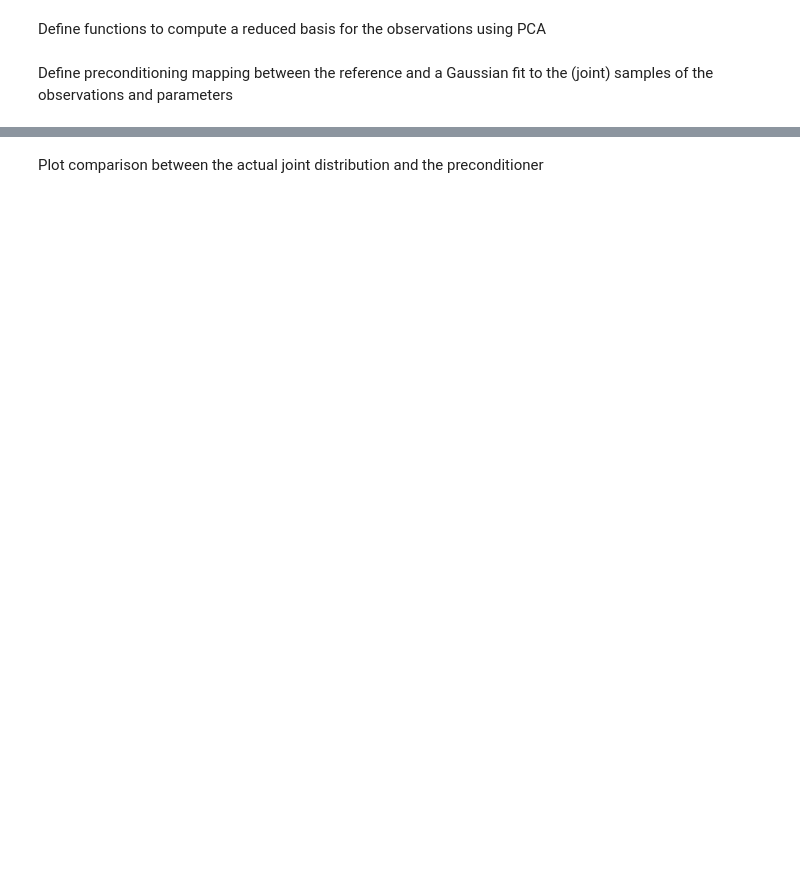
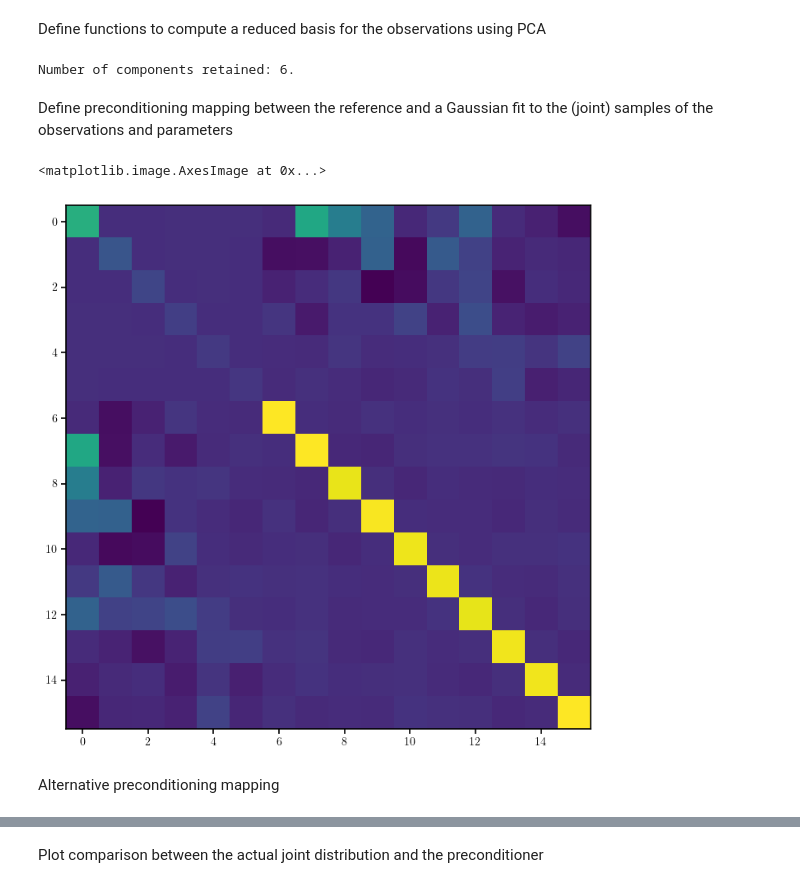
Before and after one commit to DeepTransport/deep-tensor-py, a Jupyter notebook: docs/examples/poisson/example_amortised_kl.ipynb, the cells around one changed output, grey strips where cells are left out. Cells and saved outputs as stored; diff of their text form; code cells hidden in the pictures; blank space fills up the shorter version.

```diff
--- a/docs/examples/poisson/example_amortised_kl.ipynb
+++ b/docs/examples/poisson/example_amortised_kl.ipynb
@@ -98,7 +100,7 @@ for i, ax in enumerate(axes.flat):
 # %% [markdown]
 ## Generate observations and reparametrise
 # %%
-sd_noise = 0.10
+sd_noise = 0.15
 # %% [markdown]
 Generate some samples of the observations (to be used for dimension reduction)
 # %%
@@ -138,9 +139,9 @@ def compute_pca(samples: Tensor, eps=0.01) -> Tuple[Tensor, Tensor]:
     num_components = torch.sum(energies < 1.0 - eps) + 1
 
     # Flip the order of the vectors, so that the components with
-    # largest energy are towards the centre of the ordering
+    # largest energy are towards the ends of the ordering
     vecs = vecs[:, -num_components:].flip(dims=(1,))
-    vals = vals[-num_components:].flip(dims=(0,)).sqrt()
+    vals = vals[-num_components:].flip(dims=(0,))
 
     return mean, vecs
 
@@ -157,17 +158,28 @@ mu, V = compute_pca(y_samples)
 u_obs_samples = pca_weights(y_obs_samples, mu, V)
 joint_samples = torch.hstack((u_obs_samples, x_samples))
 
-# u_obs_samples_inf = 1.5 * pca_weights(y_obs_samples, mu, V)
-# joint_samples_inf = torch.hstack((u_obs_samples_inf, x_samples))
-
 print(f"Number of components retained: {V.shape[1]}.")
+# %% [output]
+Number of components retained: 6.
 # %% [markdown]
 Define preconditioning mapping between the reference and a Gaussian fit to the (joint) samples of the observations and parameters
 # %%
-mean_joint = joint_samples_inf.mean(dim=0)
-cov_joint = joint_samples_inf.T.cov()
+mean_joint = joint_samples.mean(dim=0)
+cov_joint = joint_samples.T.cov()
 dim_joint = mean_joint.numel()
 
-domain = dt.BoundedDomain([-4.0, 4.0])
+inflation_factor = 1.0
+cov_joint *= inflation_factor
+
+domain = dt.BoundedDomain([-5.0, 5.0])
 reference = dt.GaussianReference(domain)
 preconditioner = dt.GaussianMapping(mean_joint, cov_joint, reference)
+# %%
+import matplotlib.pyplot as plt
+
+plt.imshow(cov_joint)
+# %% [output]
+<matplotlib.image.AxesImage at 0x...>
+[figure, added]
+# %% [markdown]
+Alternative preconditioning mapping
```
Also changed, not shown: parts of 11 cells of this notebook, 5 other files.
